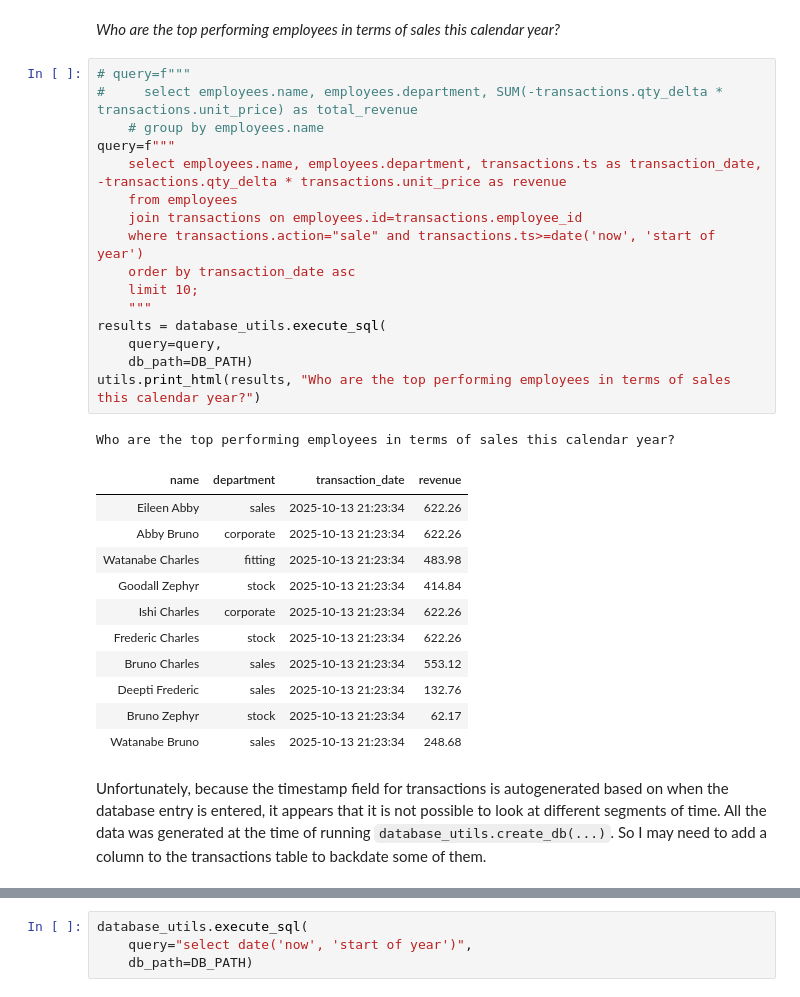
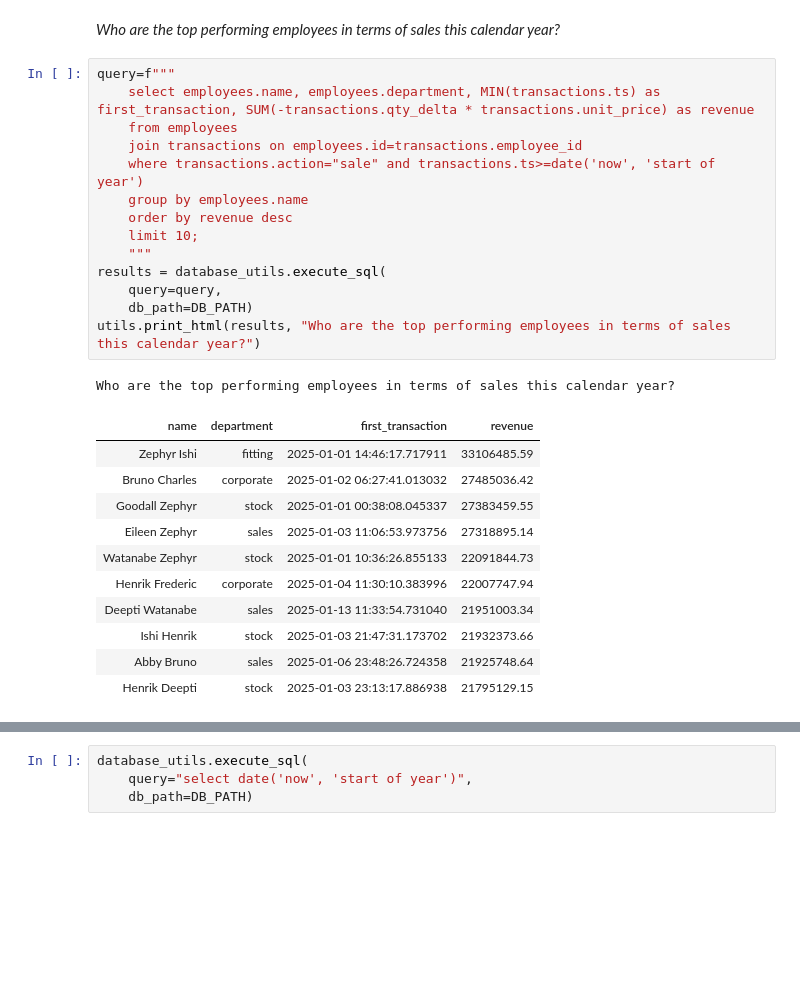
Before and after one commit to peterdobbs77/daily-coding, a Jupyter notebook: sql/try_database_utils.ipynb, the cells around one changed output, grey strips where cells are left out. Cells and saved outputs as stored; diff of their text form; blank space fills up the shorter version.

Commit message:
adding visualizations of various grouping queries

```diff
--- a/sql/try_database_utils.ipynb
+++ b/sql/try_database_utils.ipynb
@@ -93,33 +93,29 @@ Who are the top performing employees in terms of sales?
 # %% [markdown]
 _Who are the top performing employees in terms of sales this calendar year?_
 # %%
-# query=f"""
-#     select employees.name, employees.department, SUM(-transactions.qty_delta * transactions.unit_price) as total_revenue
-    # group by employees.name
 query=f"""
-    select employees.name, employees.department, transactions.ts as transaction_date, -transactions.qty_delta * transactions.unit_price as revenue
+    select employees.name, employees.department, MIN(transactions.ts) as first_transaction, SUM(-transactions.qty_delta * transactions.unit_price) as revenue
     from employees
     join transactions on employees.id=transactions.employee_id
     where transactions.action="sale" and transactions.ts>=date('now', 'start of year')
-    order by transaction_date asc
+    group by employees.name
+    order by revenue desc
     limit 10;
     """
 results = database_utils.execute_sql(
     query=query,
     db_path=DB_PATH)
 utils.print_html(results, "Who are the top performing employees in terms of sales this calendar year?")
 # %% [output]
 Who are the top performing employees in terms of sales this calendar year?
-| name | department | transaction_date | revenue |
-| Eileen Abby | sales | 2025-10-13 21:23:34 | 622.26 |
-| Abby Bruno | corporate | 2025-10-13 21:23:34 | 622.26 |
-| Watanabe Charles | fitting | 2025-10-13 21:23:34 | 483.98 |
-| Goodall Zephyr | stock | 2025-10-13 21:23:34 | 414.84 |
-| Ishi Charles | corporate | 2025-10-13 21:23:34 | 622.26 |
-| Frederic Charles | stock | 2025-10-13 21:23:34 | 622.26 |
-| Bruno Charles | sales | 2025-10-13 21:23:34 | 553.12 |
-| Deepti Frederic | sales | 2025-10-13 21:23:34 | 132.76 |
-| Bruno Zephyr | stock | 2025-10-13 21:23:34 | 62.17 |
-| Watanabe Bruno | sales | 2025-10-13 21:23:34 | 248.68 |
+| name | department | first_transaction | revenue |
+| Zephyr Ishi | fitting | 2025-01-01 14:46:17.717911 | 33106485.59 |
+| Bruno Charles | corporate | 2025-01-02 06:27:41.013032 | 27485036.42 |
+| Goodall Zephyr | stock | 2025-01-01 00:38:08.045337 | 27383459.55 |
+| Eileen Zephyr | sales | 2025-01-03 11:06:53.973756 | 27318895.14 |
+| Watanabe Zephyr | stock | 2025-01-01 10:36:26.855133 | 22091844.73 |
+| Henrik Frederic | corporate | 2025-01-04 11:30:10.383996 | 22007747.94 |
+| Deepti Watanabe | sales | 2025-01-13 11:33:54.731040 | 21951003.34 |
+| Ishi Henrik | stock | 2025-01-03 21:47:31.173702 | 21932373.66 |
+| Abby Bruno | sales | 2025-01-06 23:48:26.724358 | 21925748.64 |
+| Henrik Deepti | stock | 2025-01-03 23:13:17.886938 | 21795129.15 |
-# %% [markdown]
-Unfortunately, because the timestamp field for transactions is autogenerated based on when the database entry is entered, it appears that it is not possible to look at different segments of time. All the data was generated at the time of running `database_utils.create_db(...)`. So I may need to add a column to the transactions table to backdate some of them.
```
Also changed, not shown: parts of 9 cells of this notebook, 1 other file.
